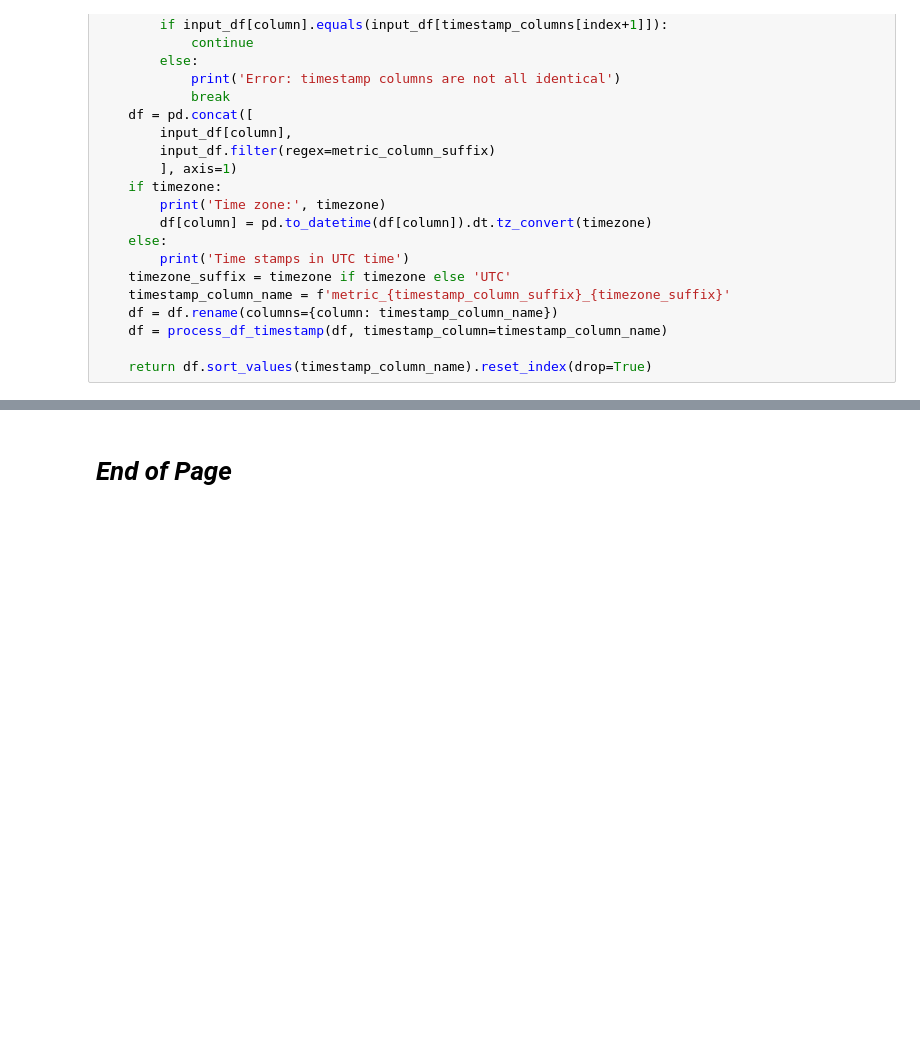
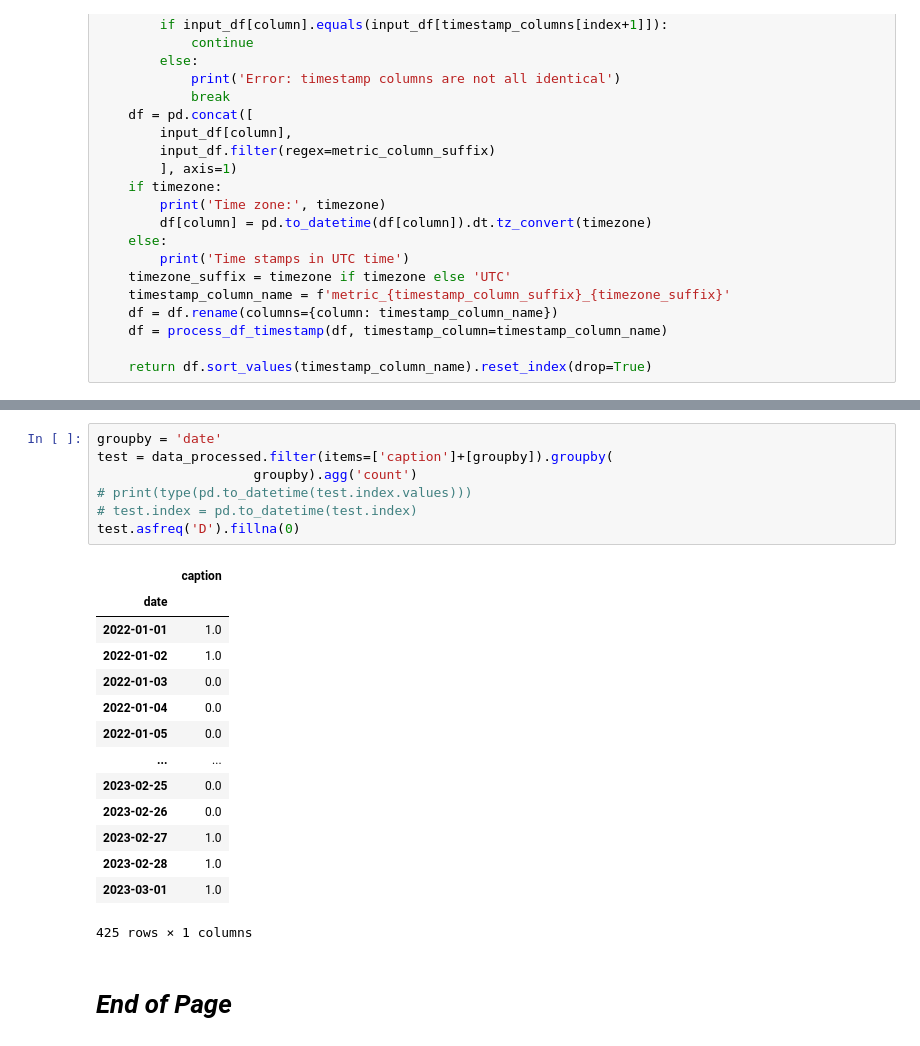
Before and after one commit to silvhua/online-PT-business-KPI, a Jupyter notebook: notebooks/2023-03-01 Instagram insights time series data viz.ipynb, the cells around one changed output, grey strips where cells are left out. Cells and saved outputs as stored; diff of their text form; blank space fills up the shorter version.

```diff
--- a/notebooks/2023-03-01 Instagram insights time series data viz.ipynb
+++ b/notebooks/2023-03-01 Instagram insights time series data viz.ipynb
@@ -288,2 +585,24 @@ Converting to PeriodArray/Index representation will drop timezone information.
+# %%
+groupby = 'date'
+test = data_processed.filter(items=['caption']+[groupby]).groupby(
+                    groupby).agg('count')
+# print(type(pd.to_datetime(test.index.values)))
+# test.index = pd.to_datetime(test.index)
+test.asfreq('D').fillna(0)
+# %% [output]
+|  | caption |
+| date |  |
+| 2022-01-01 | 1.0 |
+| 2022-01-02 | 1.0 |
+| 2022-01-03 | 0.0 |
+| 2022-01-04 | 0.0 |
+| 2022-01-05 | 0.0 |
+| ... | ... |
+| 2023-02-25 | 0.0 |
+| 2023-02-26 | 0.0 |
+| 2023-02-27 | 1.0 |
+| 2023-02-28 | 1.0 |
+| 2023-03-01 | 1.0 |
+425 rows × 1 columns
 # %% [markdown]
 # *End of Page*
```
Also changed, not shown: parts of 17 cells of this notebook.
